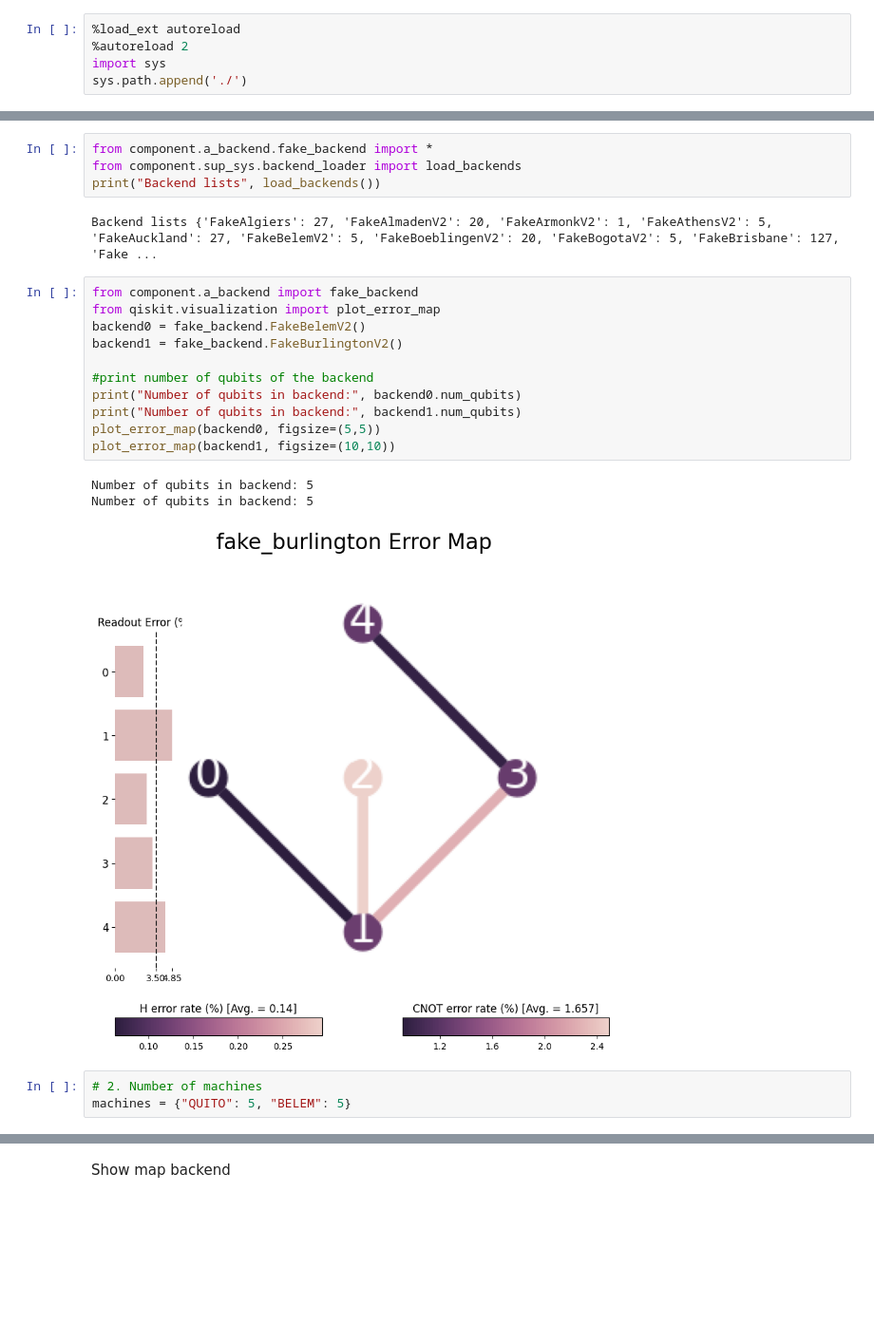
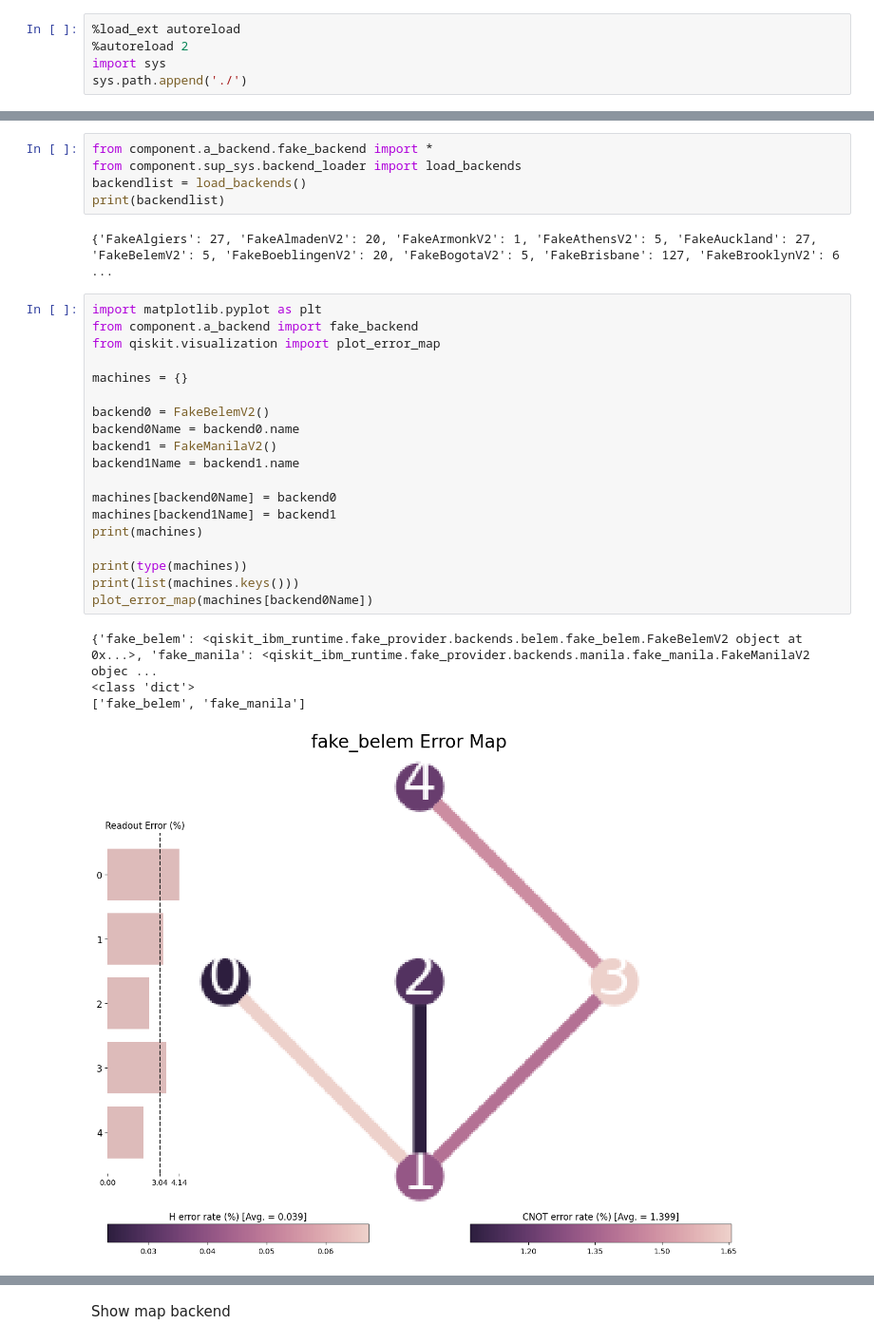
Before and after one commit to MagePro310/Quantum_Simulation_Scheduling_ver1, a Jupyter notebook: test_algorithm.ipynb, the cells around one changed output, grey strips where cells are left out. Shown at 95% size. Drawn from its saved outputs; the diff is of its cells as text; blank space fills up the shorter version.

```diff
--- a/test_algorithm.ipynb
+++ b/test_algorithm.ipynb
@@ -24,24 +24,31 @@ load_algorithms()
 # %%
 from component.a_backend.fake_backend import *
 from component.sup_sys.backend_loader import load_backends
-print("Backend lists", load_backends())
+backendlist = load_backends()
+print(backendlist)
 # %% [output]
-Backend lists {'FakeAlgiers': 27, 'FakeAlmadenV2': 20, 'FakeArmonkV2': 1, 'FakeAthensV2': 5, 'FakeAuckland': 27, 'FakeBelemV2': 5, 'FakeBoeblingenV2': 20, 'FakeBogotaV2': 5, 'FakeBrisbane': 127, 'Fake ...
+{'FakeAlgiers': 27, 'FakeAlmadenV2': 20, 'FakeArmonkV2': 1, 'FakeAthensV2': 5, 'FakeAuckland': 27, 'FakeBelemV2': 5, 'FakeBoeblingenV2': 20, 'FakeBogotaV2': 5, 'FakeBrisbane': 127, 'FakeBrooklynV2': 6 ...
-# %%
-from component.a_backend import fake_backend
-from qiskit.visualization import plot_error_map
-backend0 = fake_backend.FakeBelemV2()
-backend1 = fake_backend.FakeBurlingtonV2()
-
-#print number of qubits of the backend
-print("Number of qubits in backend:", backend0.num_qubits)
-print("Number of qubits in backend:", backend1.num_qubits)
-plot_error_map(backend0, figsize=(5,5))
-plot_error_map(backend1, figsize=(10,10))
-# %% [output]
-Number of qubits in backend: 5
-Number of qubits in backend: 5
-[figure, removed]
-# %%
-# 2. Number of machines
-machines = {"QUITO": 5, "BELEM": 5}
+# %%
+import matplotlib.pyplot as plt
+from component.a_backend import fake_backend
+from qiskit.visualization import plot_error_map
+
+machines = {}
+
+backend0 = FakeBelemV2()
+backend0Name = backend0.name
+backend1 = FakeManilaV2()
+backend1Name = backend1.name
+
+machines[backend0Name] = backend0
+machines[backend1Name] = backend1
+print(machines)
+
+print(type(machines))
+print(list(machines.keys()))
+plot_error_map(machines[backend0Name])
+# %% [output]
+{'fake_belem': <qiskit_ibm_runtime.fake_provider.backends.belem.fake_belem.FakeBelemV2 object at 0x...>, 'fake_manila': <qiskit_ibm_runtime.fake_provider.backends.manila.fake_manila.FakeManilaV2 objec ...
+<class 'dict'>
+['fake_belem', 'fake_manila']
+[figure, added]
```
Also changed, not shown: parts of 41 cells of this notebook, 19 other files.
